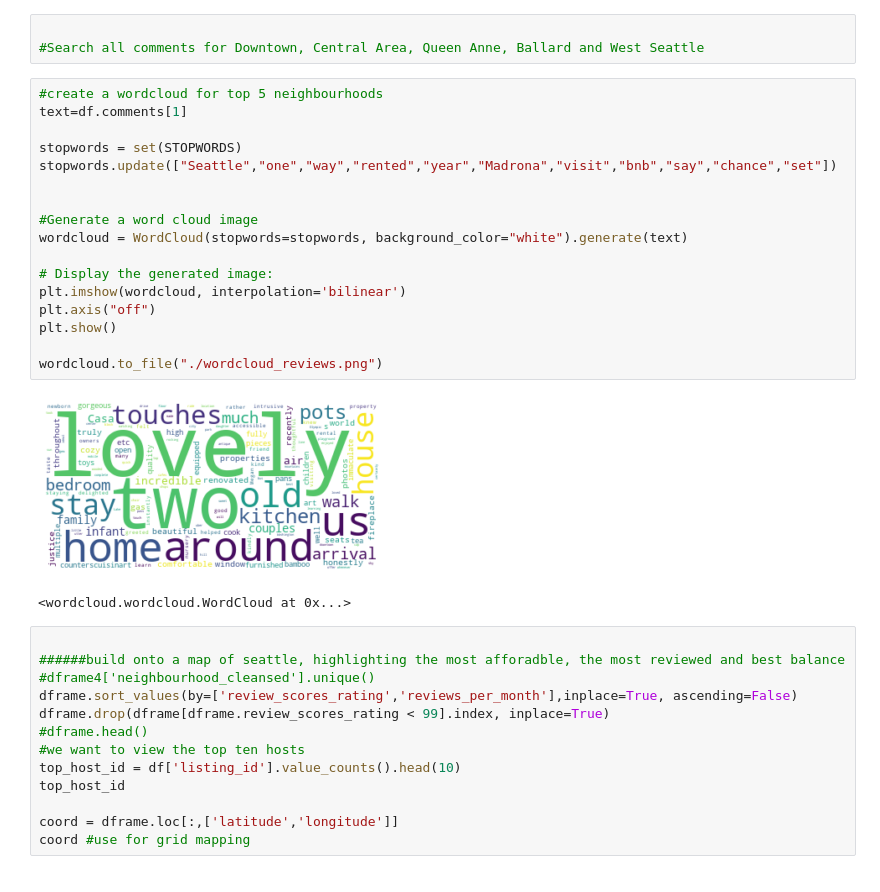
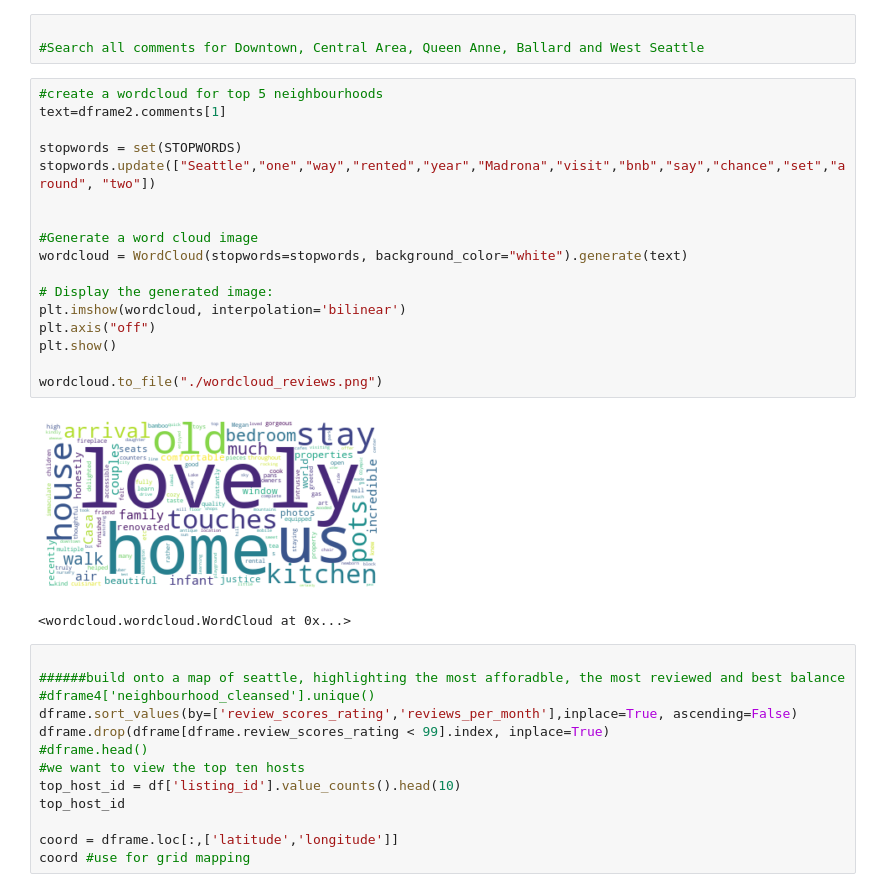
Before and after one commit to clemfeb/Seattle_AirBnB, a Jupyter notebook: SeattleABNB.ipynb, the cells around one changed output. Cells and saved outputs as stored; diff of their text form.

```diff
--- a/SeattleABNB.ipynb
+++ b/SeattleABNB.ipynb
@@ -239,23 +217,23 @@ in other words: What are the words most frequently used to describe the top neig
 #Search all comments for Downtown, Central Area, Queen Anne, Ballard and West Seattle
 # %%
 #create a wordcloud for top 5 neighbourhoods
-text=df.comments[1]
+text=dframe2.comments[1]
 
 stopwords = set(STOPWORDS)
-stopwords.update(["Seattle","one","way","rented","year","Madrona","visit","bnb","say","chance","set"])
+stopwords.update(["Seattle","one","way","rented","year","Madrona","visit","bnb","say","chance","set","around", "two"])
 
 
 #Generate a word cloud image
 wordcloud = WordCloud(stopwords=stopwords, background_color="white").generate(text)
 
 # Display the generated image:
 plt.imshow(wordcloud, interpolation='bilinear')
 plt.axis("off")
 plt.show()
 
 wordcloud.to_file("./wordcloud_reviews.png")
 # %% [output]
-[figure, old version]
+[figure, new version]
 <wordcloud.wordcloud.WordCloud at 0x...>
 # %%
 
```
Also changed, not shown: parts of 9 cells of this notebook.
